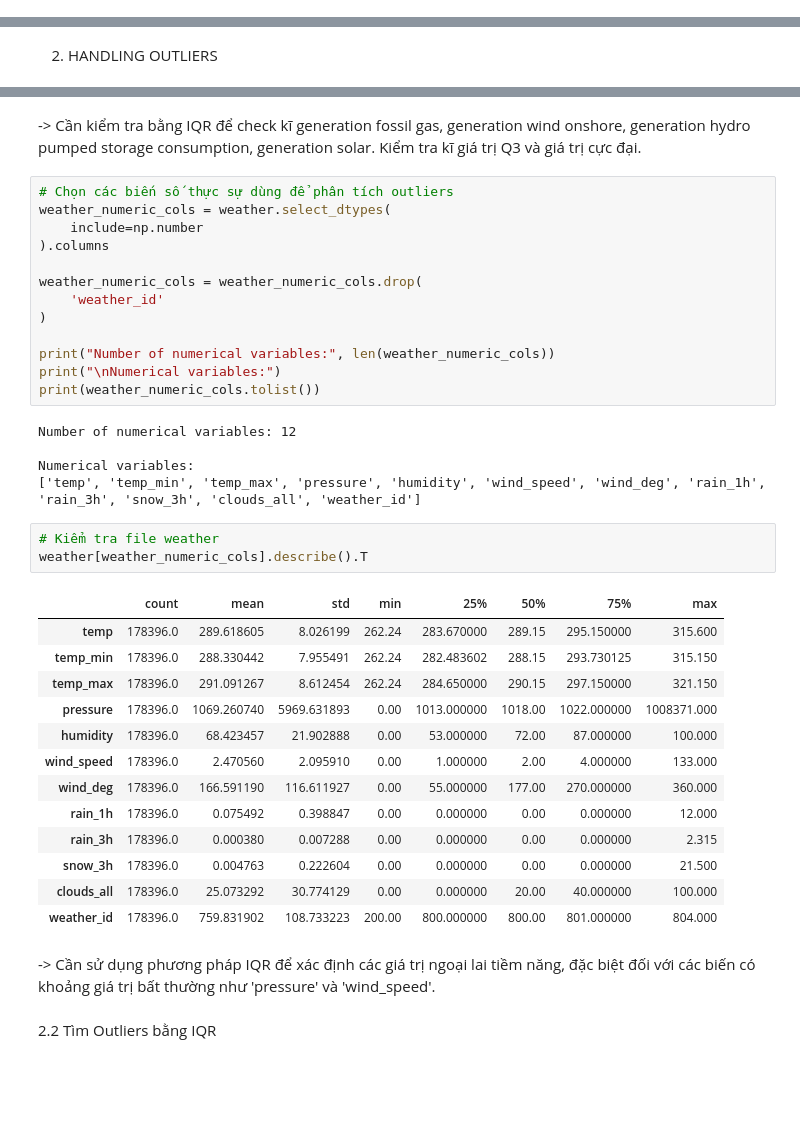
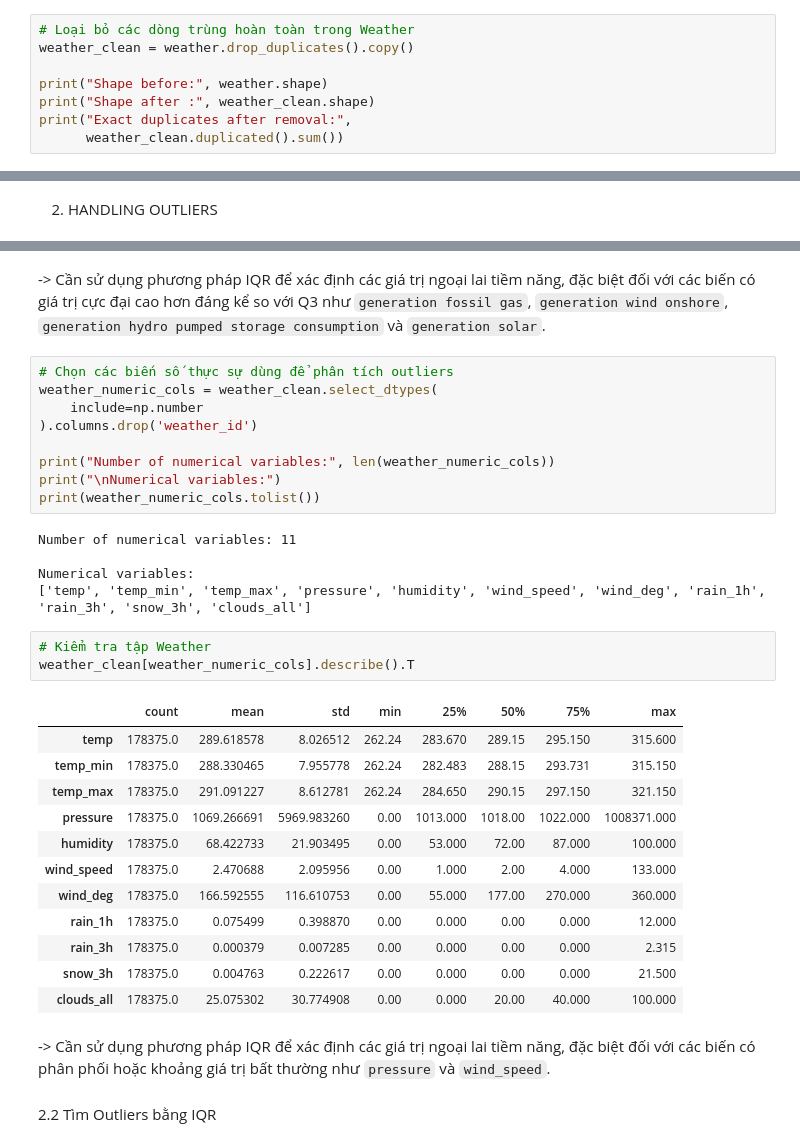
Before and after one commit to nguyenminhhieu108/Assignment_ls2, a Jupyter notebook: main.ipynb, the cells around one changed output, grey strips where cells are left out. Saved outputs shown, nothing was run; the diff lists cells and outputs as text; blank space fills up the shorter version.

```diff
--- a/main.ipynb
+++ b/main.ipynb
@@ -433,0 +490,8 @@ File weather kiểm tra do không có missing nên vẫn giữ nguyên.
+# %%
+# Loại bỏ các dòng trùng hoàn toàn trong Weather
+weather_clean = weather.drop_duplicates().copy()
+
+print("Shape before:", weather.shape)
+print("Shape after :", weather_clean.shape)
+print("Exact duplicates after removal:",
+      weather_clean.duplicated().sum())
@@ -468,44 +589,39 @@ energy_clean[numeric_cols].describe().T
 | price day ahead | 35064.0 | 49.874341 | 14.618900 | 2.06 | 41.4900 | 50.52 | 60.53 | 101.99 |
 | price actual | 35064.0 | 57.884023 | 14.204083 | 9.33 | 49.3475 | 58.02 | 68.01 | 116.80 |
 # %% [markdown]
--> Cần kiểm tra bằng IQR để check kĩ generation fossil gas, generation wind onshore, generation hydro pumped storage consumption, generation solar. Kiểm tra kĩ giá trị Q3 và giá trị cực đại.
+-> Cần sử dụng phương pháp IQR để xác định các giá trị ngoại lai tiềm năng, đặc biệt đối với các biến có giá trị cực đại cao hơn đáng kể so với Q3 như `generation fossil gas`, `generation wind onshore`, `generation hydro pumped storage consumption` và `generation solar`.
 # %%
 # Chọn các biến số thực sự dùng để phân tích outliers
-weather_numeric_cols = weather.select_dtypes(
+weather_numeric_cols = weather_clean.select_dtypes(
     include=np.number
-).columns
-
-weather_numeric_cols = weather_numeric_cols.drop(
-    'weather_id'
-)
+).columns.drop('weather_id')
 
 print("Number of numerical variables:", len(weather_numeric_cols))
 print("\nNumerical variables:")
 print(weather_numeric_cols.tolist())
 # %% [output]
-Number of numerical variables: 12
+Number of numerical variables: 11
 
 Numerical variables:
-['temp', 'temp_min', 'temp_max', 'pressure', 'humidity', 'wind_speed', 'wind_deg', 'rain_1h', 'rain_3h', 'snow_3h', 'clouds_all', 'weather_id']
+['temp', 'temp_min', 'temp_max', 'pressure', 'humidity', 'wind_speed', 'wind_deg', 'rain_1h', 'rain_3h', 'snow_3h', 'clouds_all']
 # %%
-# Kiểm tra file weather
-weather[weather_numeric_cols].describe().T
+# Kiểm tra tập Weather
+weather_clean[weather_numeric_cols].describe().T
 # %% [output]
 |  | count | mean | std | min | 25% | 50% | 75% | max |
-| temp | 178396.0 | 289.618605 | 8.026199 | 262.24 | 283.670000 | 289.15 | 295.150000 | 315.600 |
-| temp_min | 178396.0 | 288.330442 | 7.955491 | 262.24 | 282.483602 | 288.15 | 293.730125 | 315.150 |
-| temp_max | 178396.0 | 291.091267 | 8.612454 | 262.24 | 284.650000 | 290.15 | 297.150000 | 321.150 |
-| pressure | 178396.0 | 1069.260740 | 5969.631893 | 0.00 | 1013.000000 | 1018.00 | 1022.000000 | 1008371.000 |
-| humidity | 178396.0 | 68.423457 | 21.902888 | 0.00 | 53.000000 | 72.00 | 87.000000 | 100.000 |
-| wind_speed | 178396.0 | 2.470560 | 2.095910 | 0.00 | 1.000000 | 2.00 | 4.000000 | 133.000 |
-| wind_deg | 178396.0 | 166.591190 | 116.611927 | 0.00 | 55.000000 | 177.00 | 270.000000 | 360.000 |
-| rain_1h | 178396.0 | 0.075492 | 0.398847 | 0.00 | 0.000000 | 0.00 | 0.000000 | 12.000 |
-| rain_3h | 178396.0 | 0.000380 | 0.007288 | 0.00 | 0.000000 | 0.00 | 0.000000 | 2.315 |
-| snow_3h | 178396.0 | 0.004763 | 0.222604 | 0.00 | 0.000000 | 0.00 | 0.000000 | 21.500 |
-| clouds_all | 178396.0 | 25.073292 | 30.774129 | 0.00 | 0.000000 | 20.00 | 40.000000 | 100.000 |
-| weather_id | 178396.0 | 759.831902 | 108.733223 | 200.00 | 800.000000 | 800.00 | 801.000000 | 804.000 |
+| temp | 178375.0 | 289.618578 | 8.026512 | 262.24 | 283.670 | 289.15 | 295.150 | 315.600 |
+| temp_min | 178375.0 | 288.330465 | 7.955778 | 262.24 | 282.483 | 288.15 | 293.731 | 315.150 |
+| temp_max | 178375.0 | 291.091227 | 8.612781 | 262.24 | 284.650 | 290.15 | 297.150 | 321.150 |
+| pressure | 178375.0 | 1069.266691 | 5969.983260 | 0.00 | 1013.000 | 1018.00 | 1022.000 | 1008371.000 |
+| humidity | 178375.0 | 68.422733 | 21.903495 | 0.00 | 53.000 | 72.00 | 87.000 | 100.000 |
+| wind_speed | 178375.0 | 2.470688 | 2.095956 | 0.00 | 1.000 | 2.00 | 4.000 | 133.000 |
+| wind_deg | 178375.0 | 166.592555 | 116.610753 | 0.00 | 55.000 | 177.00 | 270.000 | 360.000 |
+| rain_1h | 178375.0 | 0.075499 | 0.398870 | 0.00 | 0.000 | 0.00 | 0.000 | 12.000 |
+| rain_3h | 178375.0 | 0.000379 | 0.007285 | 0.00 | 0.000 | 0.00 | 0.000 | 2.315 |
+| snow_3h | 178375.0 | 0.004763 | 0.222617 | 0.00 | 0.000 | 0.00 | 0.000 | 21.500 |
+| clouds_all | 178375.0 | 25.075302 | 30.774908 | 0.00 | 0.000 | 20.00 | 40.000 | 100.000 |
 # %% [markdown]
--> Cần sử dụng phương pháp IQR để xác định các giá trị ngoại lai tiềm năng, đặc biệt đối với các biến có khoảng giá trị bất thường như 'pressure' và 'wind_speed'.
+-> Cần sử dụng phương pháp IQR để xác định các giá trị ngoại lai tiềm năng, đặc biệt đối với các biến có phân phối hoặc khoảng giá trị bất thường như `pressure` và `wind_speed`.
 # %% [markdown]
 2.2 Tìm Outliers bằng IQR
 # %%
```
Also changed, not shown: parts of 57 cells of this notebook.
